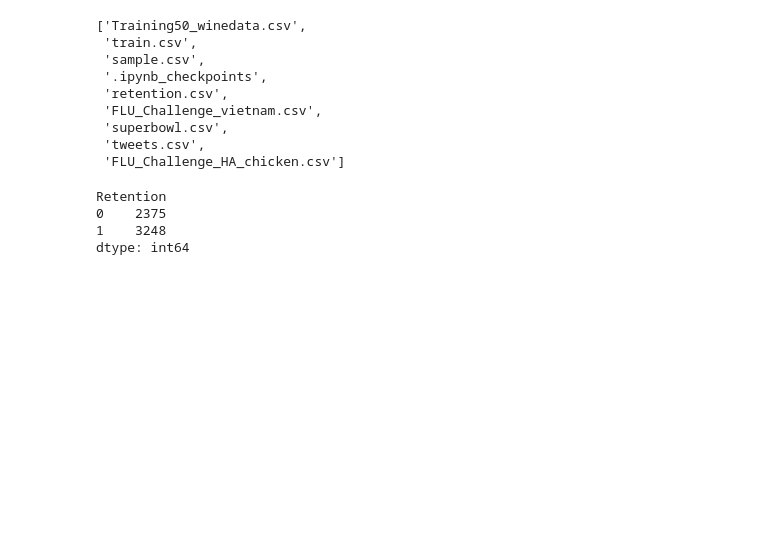
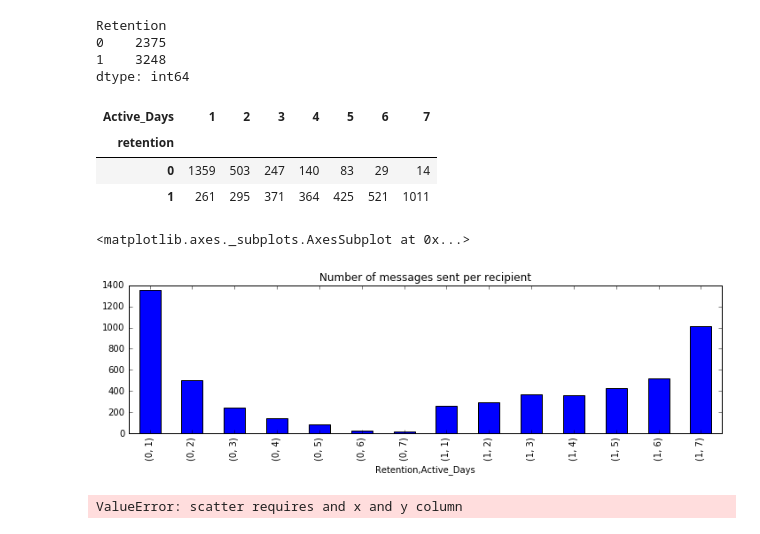
Before and after one commit to ashishtrehan/notebooks, a Jupyter notebook: Retention.ipynb, the cells around one changed output. Saved outputs shown, nothing was run; the diff lists cells and outputs as text; code cells hidden in the pictures; blank space fills up the shorter version.

```diff
--- a/Retention.ipynb
+++ b/Retention.ipynb
@@ -6,15 +9,5 @@ import sklearn
 # %%
-os.listdir('/home/ds/notebooks/Data')
+#os.listdir('/home/ds/notebooks/Data')
-# %% [output]
-['Training50_winedata.csv',
- 'train.csv',
- 'sample.csv',
- '.ipynb_checkpoints',
- 'retention.csv',
- 'FLU_Challenge_vietnam.csv',
- 'superbowl.csv',
- 'tweets.csv',
- 'FLU_Challenge_HA_chicken.csv']
 # %%
 df=pd.read_csv('/home/ds/notebooks/Data/retention.csv')
 # %%
@@ -24,3 +17,16 @@ Retention
 0    2375
 1    3248
 dtype: int64
+# %%
+pd.crosstab(df['Retention'], df['Active_Days'], rownames=['retention'],colnames=['Active_Days'])
+# %% [output]
+| Active_Days | 1 | 2 | 3 | 4 | 5 | 6 | 7 |
+| retention |  |  |  |  |  |  |  |
+| 0 | 1359 | 503 | 247 | 140 | 83 | 29 | 14 |
+| 1 | 261 | 295 | 371 | 364 | 425 | 521 | 1011 |
+# %%
+df.groupby(['Retention','Active_Days']).size().plot(
+    kind='bar', figsize=(12,3), title='Number of messages sent per recipient')
+# %% [output]
+<matplotlib.axes._subplots.AxesSubplot at 0x...>
+[figure, added]
@@ -26,0 +39,5 @@ dtype: int64
+# %%
+pd.crosstab(df['Retention'], df['Active_Days'], rownames=['retention'],colnames=['Active_Days'])\
+.plot(kind='scatter',x='Active_Days')
+# %% [output]
+ValueError: scatter requires and x and y column
```
Also changed, not shown: parts of 12 cells of this notebook, 4 other files.
